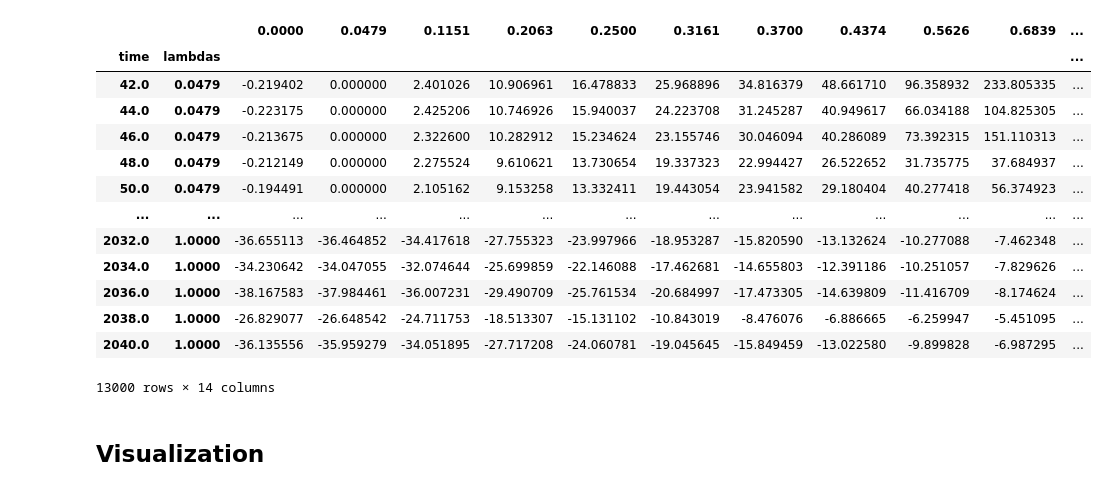
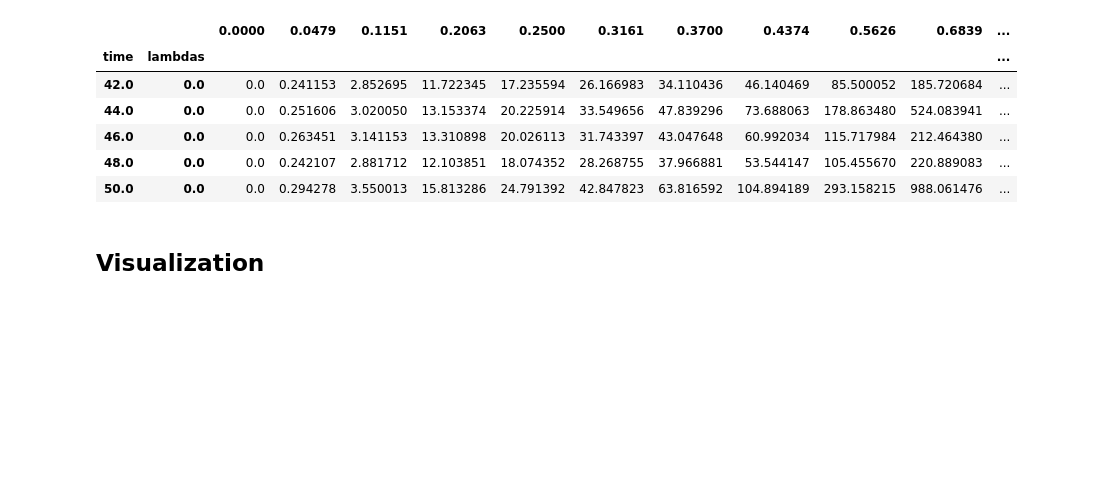
Before and after one commit to Fruitcoco/2023summer, a Jupyter notebook: alchemlyb/Extraction and Visualization.ipynb, the cells around one changed output. Drawn from its saved outputs; the diff is of its cells as text; code cells hidden in the pictures; blank space fills up the shorter version.

```diff
--- a/alchemlyb/Extraction and Visualization.ipynb
+++ b/alchemlyb/Extraction and Visualization.ipynb
@@ -10,8 +35,6 @@ file_raw=os.listdir(path=path)
 # %%
+#clean and sort the order
 ordered_list=list(filter(lambda x: x[-1].isdigit(),file_raw))
 ordered_list.sort()
 ordered_list
-#暂时不包含0.0 （not decoded)
-ordered_list=ordered_list[1:]
-ordered_list
 # %% [output]
@@ -56,10 +73,11 @@ df_dHdl
 # %%
 #concat u_nk  dataframes
+#note: warning is normal that energies indeed larger than 0 kcal/mol
 dfs_u_nk=[]
 for i in ordered_list:
      dfs_u_nk.append(amber.extract_u_nk(f'/Users/freyali/2023summerb/2023summer/alchemlyb/data/{i}/ti.out', 300))
 
 df_u_nk=alchemlyb.concat(dfs_u_nk)
-df_u_nk
+df_u_nk.head()
 # %% [output]
 WARNING:alchemlyb.parsers.Amber:
@@ -75,17 +95,10 @@ WARNING:alchemlyb.parsers.Amber:
 |  |  | 0.0000 | 0.0479 | 0.1151 | 0.2063 | 0.2500 | 0.3161 | 0.3700 | 0.4374 | 0.5626 | 0.6839 | ... |
 | time | lambdas |  |  |  |  |  |  |  |  |  |  | ... |
-| 42.0 | 0.0479 | -0.219402 | 0.000000 | 2.401026 | 10.906961 | 16.478833 | 25.968896 | 34.816379 | 48.661710 | 96.358932 | 233.805335 | ... |
-| 44.0 | 0.0479 | -0.223175 | 0.000000 | 2.425206 | 10.746926 | 15.940037 | 24.223708 | 31.245287 | 40.949617 | 66.034188 | 104.825305 | ... |
-| 46.0 | 0.0479 | -0.213675 | 0.000000 | 2.322600 | 10.282912 | 15.234624 | 23.155746 | 30.046094 | 40.286089 | 73.392315 | 151.110313 | ... |
-| 48.0 | 0.0479 | -0.212149 | 0.000000 | 2.275524 | 9.610621 | 13.730654 | 19.337323 | 22.994427 | 26.522652 | 31.735775 | 37.684937 | ... |
-| 50.0 | 0.0479 | -0.194491 | 0.000000 | 2.105162 | 9.153258 | 13.332411 | 19.443054 | 23.941582 | 29.180404 | 40.277418 | 56.374923 | ... |
-| ... | ... | ... | ... | ... | ... | ... | ... | ... | ... | ... | ... | ... |
-| 2032.0 | 1.0000 | -36.655113 | -36.464852 | -34.417618 | -27.755323 | -23.997966 | -18.953287 | -15.820590 | -13.132624 | -10.277088 | -7.462348 | ... |
-| 2034.0 | 1.0000 | -34.230642 | -34.047055 | -32.074644 | -25.699859 | -22.146088 | -17.462681 | -14.655803 | -12.391186 | -10.251057 | -7.829626 | ... |
-| 2036.0 | 1.0000 | -38.167583 | -37.984461 | -36.007231 | -29.490709 | -25.761534 | -20.684997 | -17.473305 | -14.639809 | -11.416709 | -8.174624 | ... |
-| 2038.0 | 1.0000 | -26.829077 | -26.648542 | -24.711753 | -18.513307 | -15.131102 | -10.843019 | -8.476076 | -6.886665 | -6.259947 | -5.451095 | ... |
-| 2040.0 | 1.0000 | -36.135556 | -35.959279 | -34.051895 | -27.717208 | -24.060781 | -19.045645 | -15.849459 | -13.022580 | -9.899828 | -6.987295 | ... |
+| 42.0 | 0.0 | 0.0 | 0.241153 | 2.852695 | 11.722345 | 17.235594 | 26.166983 | 34.110436 | 46.140469 | 85.500052 | 185.720684 | ... |
+| 44.0 | 0.0 | 0.0 | 0.251606 | 3.020050 | 13.153374 | 20.225914 | 33.549656 | 47.839296 | 73.688063 | 178.863480 | 524.083941 | ... |
+| 46.0 | 0.0 | 0.0 | 0.263451 | 3.141153 | 13.310898 | 20.026113 | 31.743397 | 43.047648 | 60.992034 | 115.717984 | 212.464380 | ... |
+| 48.0 | 0.0 | 0.0 | 0.242107 | 2.881712 | 12.103851 | 18.074352 | 28.268755 | 37.966881 | 53.544147 | 105.455670 | 220.889083 | ... |
+| 50.0 | 0.0 | 0.0 | 0.294278 | 3.550013 | 15.813286 | 24.791392 | 42.847823 | 63.816592 | 104.894189 | 293.158215 | 988.061476 | ... |
-13000 rows × 14 columns
 # %% [markdown]
 ## Visualization
 # %% [markdown]
```
Also changed, not shown: parts of 17 cells of this notebook, 22 other files.
